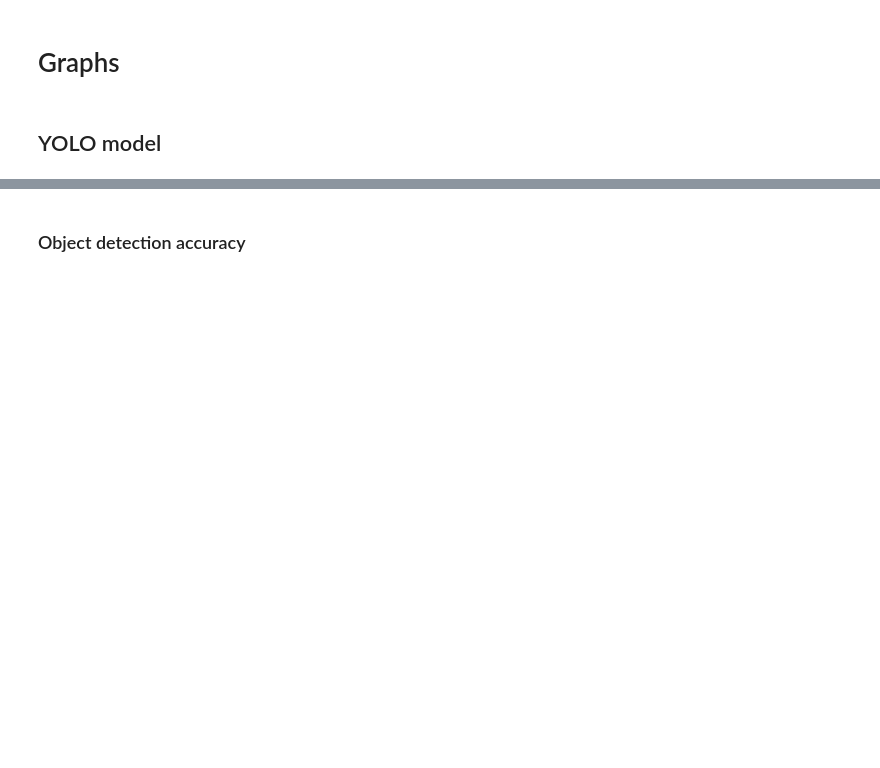
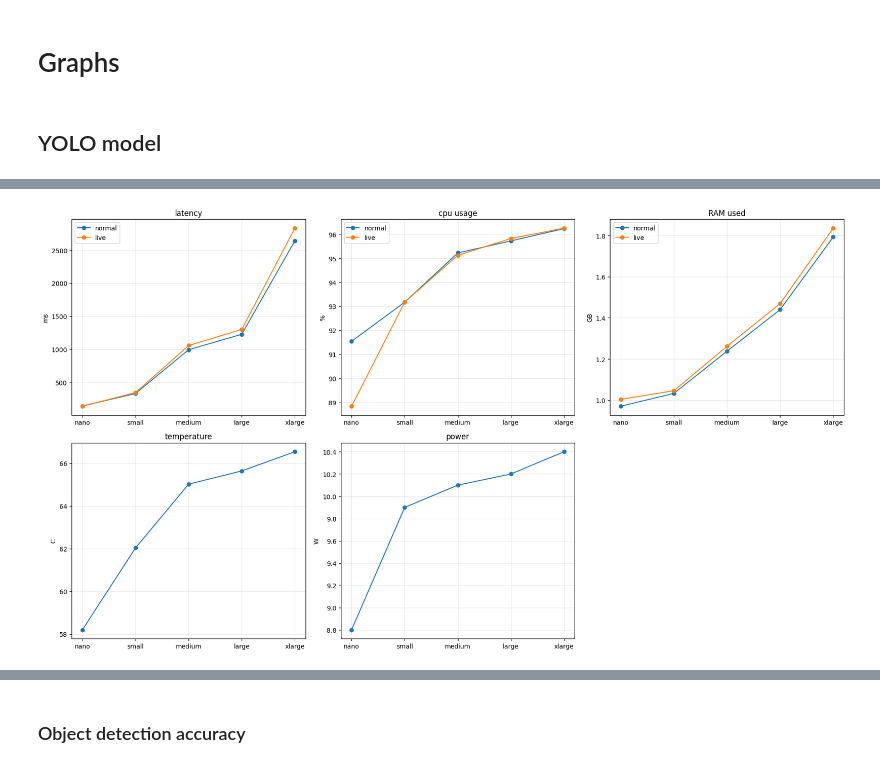
Before and after one commit to KlaidasKaralevicius/Bachelors_Thesis, a Jupyter notebook: code/test.ipynb, the cells around one changed output, grey strips where cells are left out. Saved outputs shown, nothing was run; the diff lists cells and outputs as text; code cells hidden in the pictures; blank space fills up the shorter version.

```diff
--- a/code/test.ipynb
+++ b/code/test.ipynb
@@ -647,7 +647,7 @@ import os
 def fmt(avg, p95):
     return f"{avg:.2f} / {p95:.2f}"
 
-def analyze_file(path, temp):
+def analyze_file(path, temp, power_avg, power_max):
     latency = []
     cpu_avg = []
     cpu_max = []
@@ -708,13 +708,16 @@ def analyze_file(path, temp):
 
     if temp:
         results['temp'] = f"{temp_avg:.2f}C / {max(temp_max):.2f}C"
+        results['power'] = f"{power_avg}W / {power_max}W"
 
     return results
 # %%
-def show_resources(path, temp=True):
+def show_resources(path, temp=True, power_avg=0, power_max=0):
     stats = analyze_file(
         path = path,
-        temp=temp,
+        temp = temp,
+        power_avg = power_avg,
+        power_max = power_max
         )
 
     print(f'==={os.path.basename(path)}===')
@@ -726,11 +729,11 @@ def show_resources(path, temp=True):
 # %% [markdown]
 ### Video test
 # %%
-rpi_nano = show_resources('../raspberry_pi/metrics/resource_video_nano.txt')
-rpi_small = show_resources('../raspberry_pi/metrics/resource_video_small.txt')
-rpi_medium = show_resources('../raspberry_pi/metrics/resource_video_medium.txt')
-rpi_large = show_resources('../raspberry_pi/metrics/resource_video_large.txt')
-rpi_xlarge = show_resources('../raspberry_pi/metrics/resource_video_xlarge.txt')
+rpi_nano = show_resources('../raspberry_pi/metrics/resource_video_nano.txt', power_avg=8.8, power_max=8.9)
+rpi_small = show_resources('../raspberry_pi/metrics/resource_video_small.txt', power_avg=9.9, power_max=10)
+rpi_medium = show_resources('../raspberry_pi/metrics/resource_video_medium.txt', power_avg=10.1, power_max=10.3)
+rpi_large = show_resources('../raspberry_pi/metrics/resource_video_large.txt', power_avg=10.2, power_max=10.5)
+rpi_xlarge = show_resources('../raspberry_pi/metrics/resource_video_xlarge.txt', power_avg=10.4, power_max=10.6)
 # %% [output]
 ===resource_video_nano.txt===
 --Average / p95--
@@ -781,0 +1174,5 @@ throttle_count: 0
+# %%
+
+plot_all_rpi()
+# %% [output]
+[figure, added]
```
Also changed, not shown: parts of 10 cells of this notebook.
